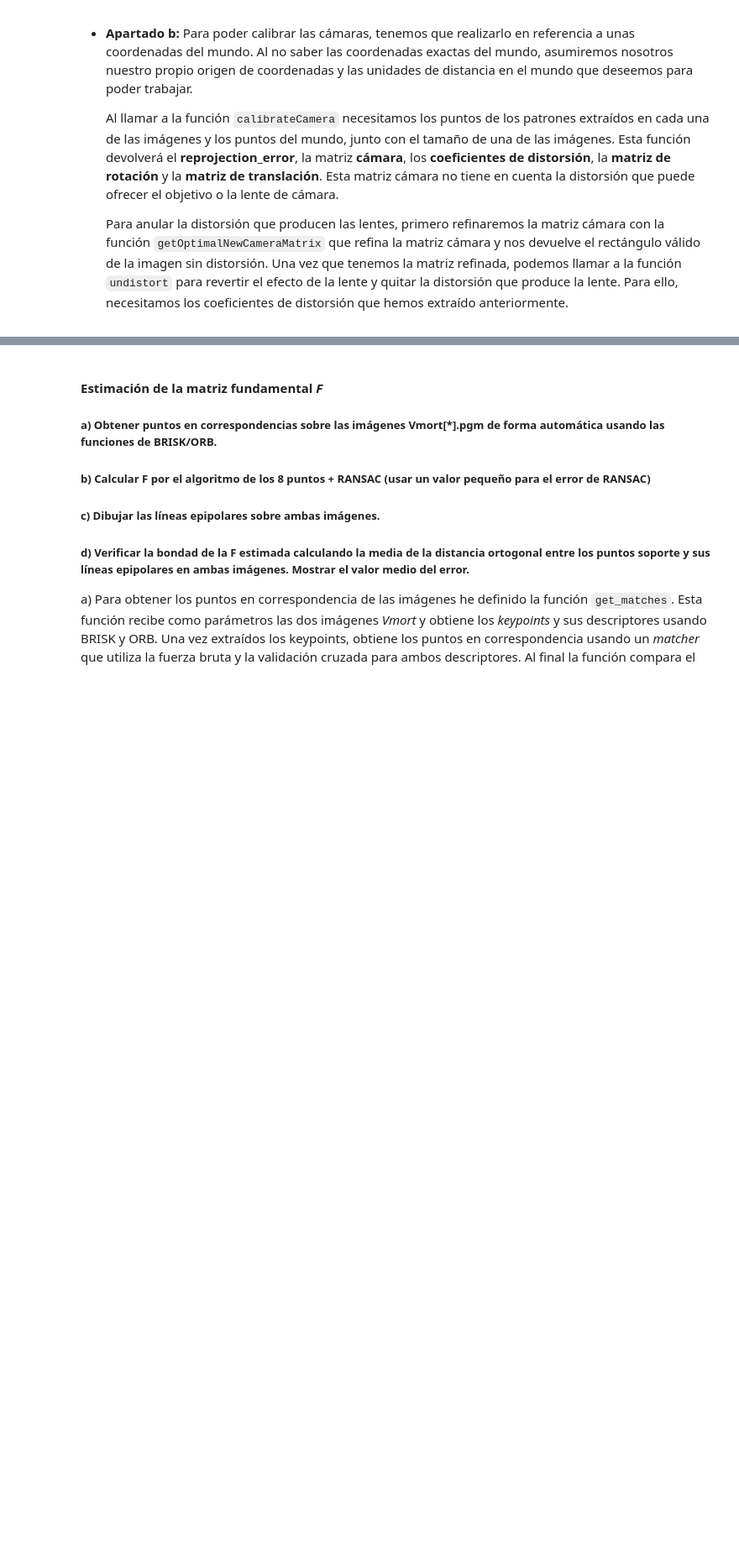
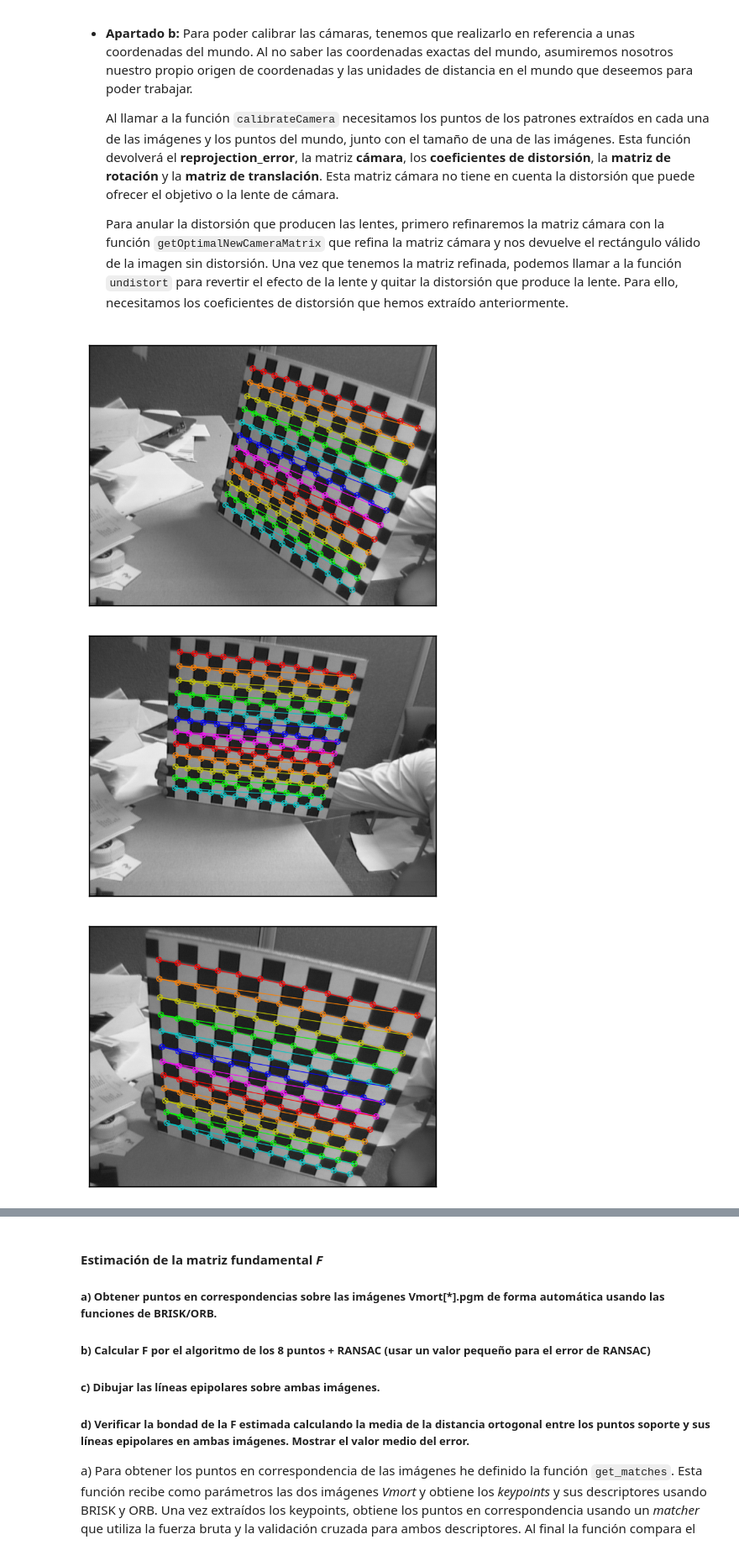
Before and after one commit to BraulioV/Computer-Vision, a Jupyter notebook: Practica3/Cámara, geometría epipolar y reconstrucción estérea.ipynb, the cells around one changed output, grey strips where cells are left out. Shown at 84% size. Drawn from its saved outputs; the diff is of its cells as text; code cells hidden in the pictures; blank space fills up the shorter version.

Commit message:
corregida la documentacion y algunos errores

```diff
--- a/Practica3/Cámara, geometría epipolar y reconstrucción estérea.ipynb
+++ b/Practica3/Cámara, geometría epipolar y reconstrucción estérea.ipynb
@@ -228,11 +232,10 @@ def calibrate_camera_from(images, use_lenss = False, alpha = 1):
         # Si es un punto válido:
         if valids[i][0]:
             # Mostramos el patrón de puntos encontrado
-            fx.show_img(cv2.drawChessboardCorners(image = cv2.cvtColor(images[i], cv2.COLOR_GRAY2BGR),
+            fx.show_img_on_jupyter(cv2.drawChessboardCorners(image = cv2.cvtColor(images[i], cv2.COLOR_GRAY2BGR),
                                                   patternSize = size,
                                                   corners = valids[i][1],
-                                                  patternWasFound = valids[i][0]),
-                        "imagen "+str(i))
+                                                  patternWasFound = valids[i][0]))
             # Almacenamos las coordenadas de los puntos que forman el
             # patrón para calibrar la cámara
             coordinates.append(valids[i][1])
@@ -267,9 +270,20 @@ def calibrate_camera_from(images, use_lenss = False, alpha = 1):
         print("refined camera = \n", ref_cam)
         # Una vez que hemos obtenido la cámara refinada
         # pasamos a rectificar la distorsión.
-        correct_image = cv2.undistort(src=valid_images[-1], cameraMatrix=camera,
-                                   distCoeffs=distorsion_coefs, dst=None,
-                                   newCameraMatrix=ref_cam)
-        # Obtenemos por separado los valores de la cuaterna
-        # para trabajar más fácilmente.
-        fx.show_img(correct_image, 'Resultado con lentes')
+        for img in valid_images:
+            correct_image = cv2.undistort(src=img, cameraMatrix=camera,
+                                       distCoeffs=distorsion_coefs, dst=None,
+                                       newCameraMatrix=ref_cam)
+            # Mostramos las imágenes con la distorsión corregida
+            fx.show_img_on_jupyter(correct_image)
+# %%
+images = []
+for i in range(1,26):
+    images.append(cv2.imread('imagenes/Image'+str(i)+'.tif',
+                             flags=cv2.IMREAD_GRAYSCALE))
+
+calibrate_camera_from(images,True)
+# %% [output]
+[figure, added]
+[figure, added]
+[figure, added]
```
Also changed, not shown: parts of 14 cells of this notebook, 3 other files.
